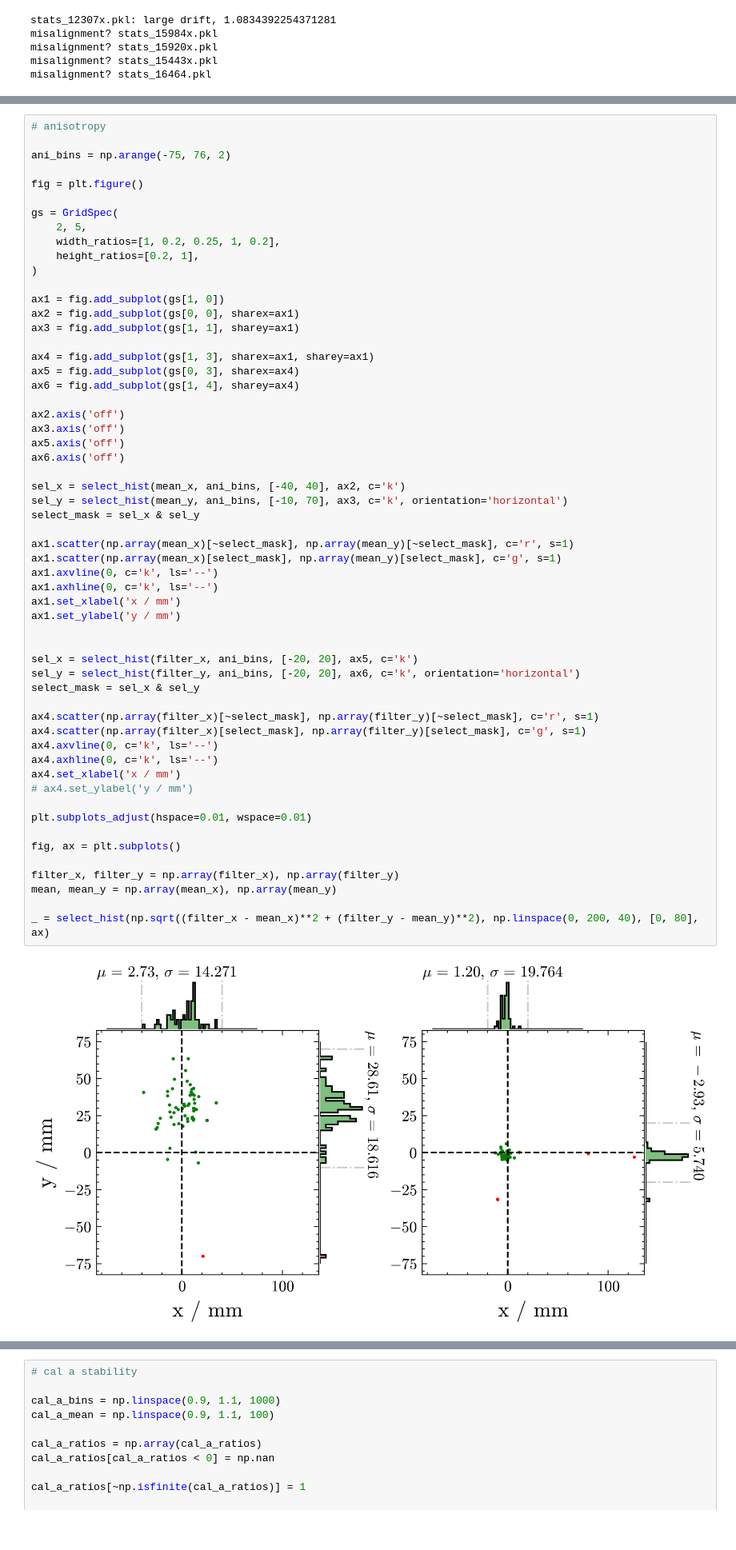
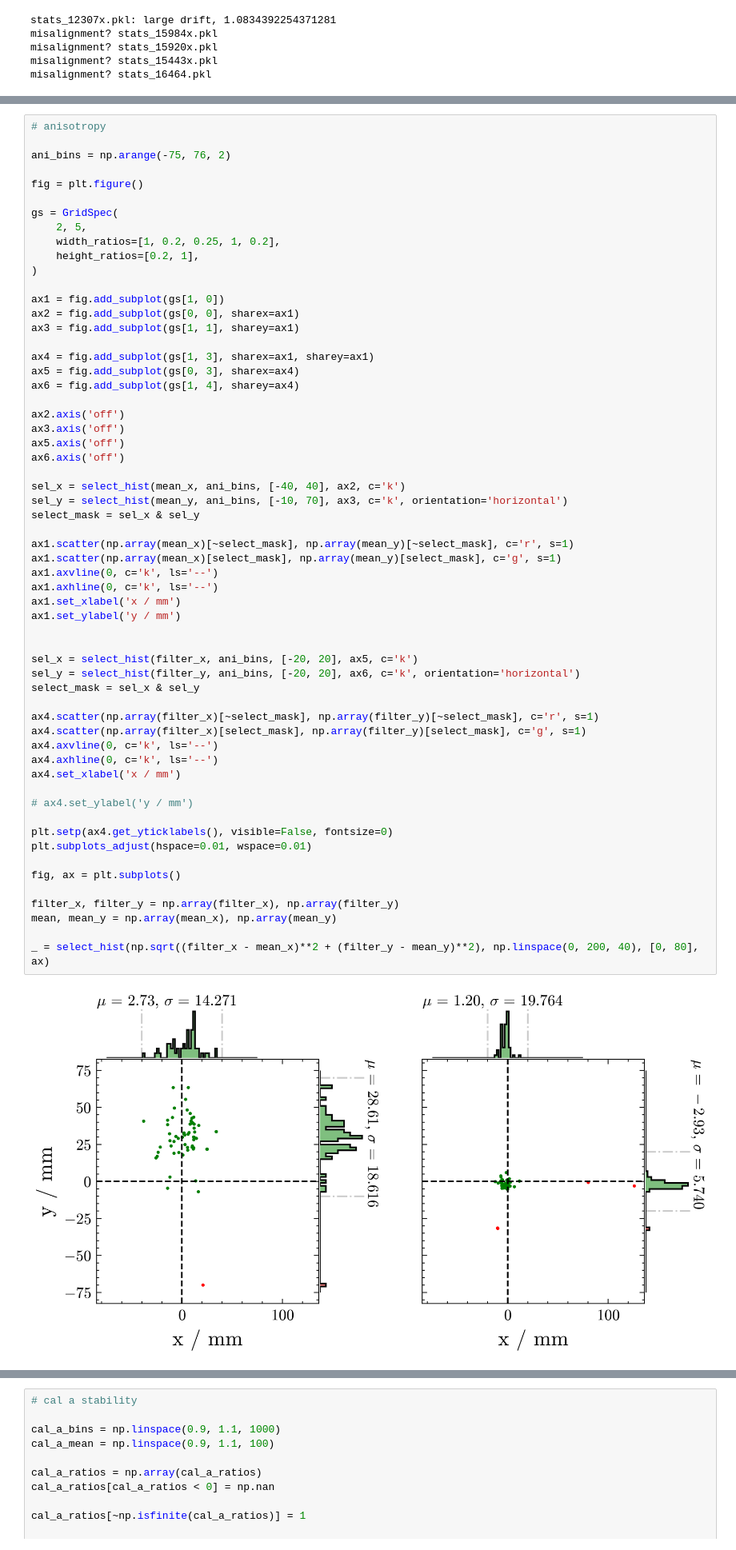
Before and after one commit to Quizznor/phd-thesis, a Jupyter notebook: Projects/XYScanner/QualityCheck/quality_cuts.ipynb, the cells around one changed output, grey strips where cells are left out. Shown at 80% size. Drawn from its saved outputs; the diff is of its cells as text.

```diff
--- a/Projects/XYScanner/QualityCheck/quality_cuts.ipynb
+++ b/Projects/XYScanner/QualityCheck/quality_cuts.ipynb
@@ -329,34 +329,36 @@ sel_y = select_hist(mean_y, ani_bins, [-10, 70], ax3, c='k', orientation='horizo
 select_mask = sel_x & sel_y
 
 ax1.scatter(np.array(mean_x)[~select_mask], np.array(mean_y)[~select_mask], c='r', s=1)
 ax1.scatter(np.array(mean_x)[select_mask], np.array(mean_y)[select_mask], c='g', s=1)
 ax1.axvline(0, c='k', ls='--')
 ax1.axhline(0, c='k', ls='--')
 ax1.set_xlabel('x / mm')
 ax1.set_ylabel('y / mm')
 
 
 sel_x = select_hist(filter_x, ani_bins, [-20, 20], ax5, c='k')
 sel_y = select_hist(filter_y, ani_bins, [-20, 20], ax6, c='k', orientation='horizontal')
 select_mask = sel_x & sel_y
 
 ax4.scatter(np.array(filter_x)[~select_mask], np.array(filter_y)[~select_mask], c='r', s=1)
 ax4.scatter(np.array(filter_x)[select_mask], np.array(filter_y)[select_mask], c='g', s=1)
 ax4.axvline(0, c='k', ls='--')
 ax4.axhline(0, c='k', ls='--')
 ax4.set_xlabel('x / mm')
+
 # ax4.set_ylabel('y / mm')
 
+plt.setp(ax4.get_yticklabels(), visible=False, fontsize=0)
 plt.subplots_adjust(hspace=0.01, wspace=0.01)
 
 fig, ax = plt.subplots()
 
 filter_x, filter_y = np.array(filter_x), np.array(filter_y)
 mean, mean_y = np.array(mean_x), np.array(mean_y)
 
 _ = select_hist(np.sqrt((filter_x - mean_x)**2 + (filter_y - mean_y)**2), np.linspace(0, 200, 40), [0, 80], ax)
 # %% [output]
-[figure, old version]
+[figure, new version]
 [figure]
 # %%
 # cal a stability
```
Also changed, not shown: parts of 2 cells of this notebook, 5 other files.
